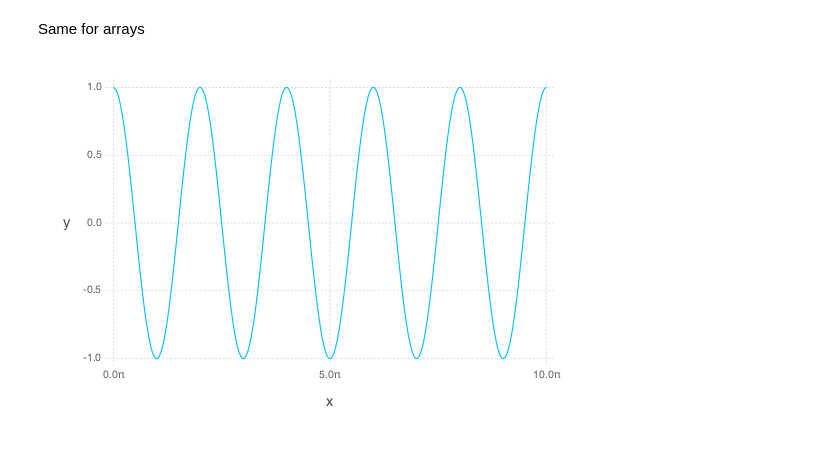
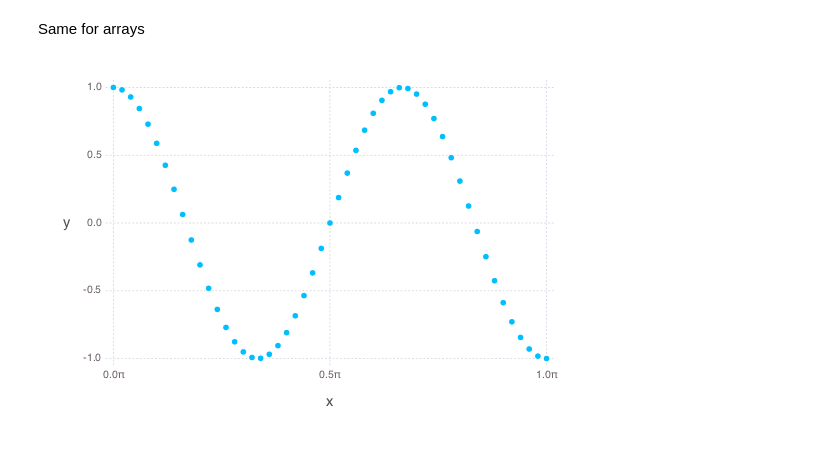
Before and after one commit to meggart/PiMath.jl, a Jupyter notebook: NoteBook/PiMath.ipynb, the cells around one changed output. Drawn from its saved outputs; the diff is of its cells as text; code cells hidden in the pictures.

```diff
--- a/NoteBook/PiMath.ipynb
+++ b/NoteBook/PiMath.ipynb
@@ -42,7 +48,7 @@ plot(x=range1,y=y)
 # %% [markdown]
 Same for arrays
 # %%
-pirange2=[x*pi for x=0:0.01:10]
-plot(x=pirange2,y=cos(pirange2),Geom.line)
+pirange2=[x*pi for x=0:0.02:1]
+plot(x=pirange2,y=cos(pirange2.*3))
 # %% [output]
-[figure, old version]
+[figure, new version]
```
Also changed, not shown: parts of 2 cells of this notebook, 2 other files.
